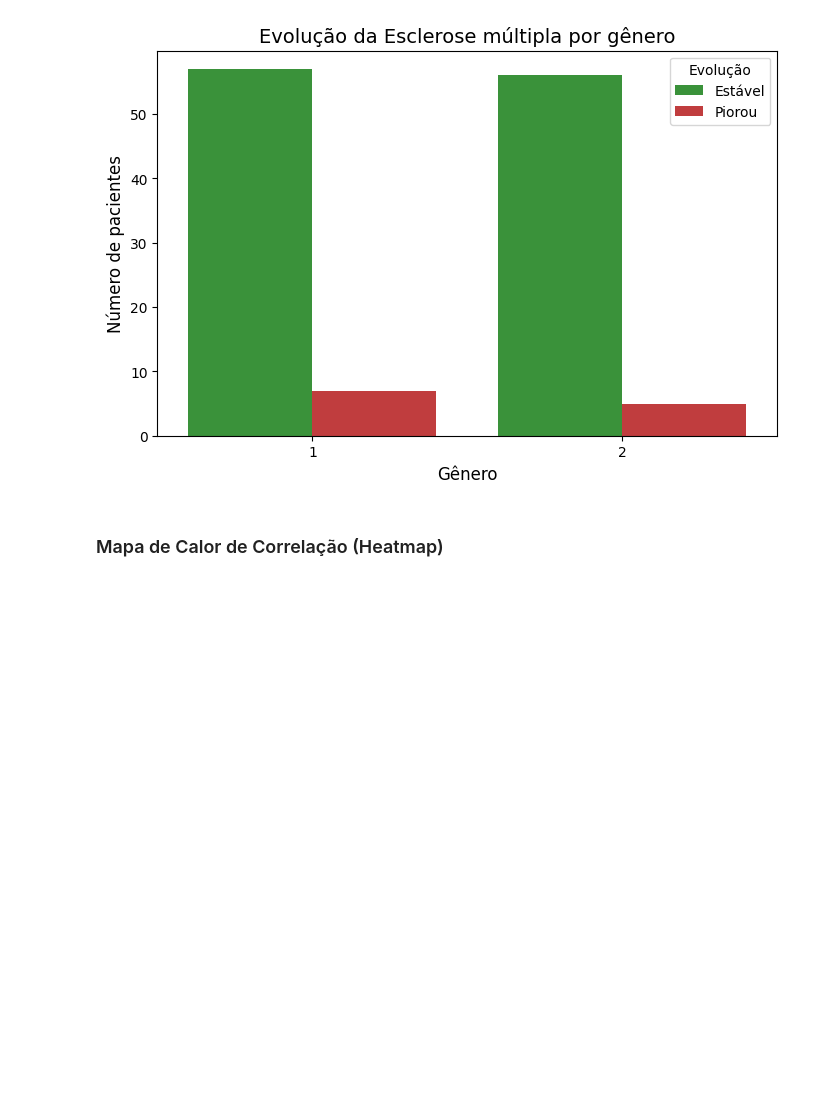
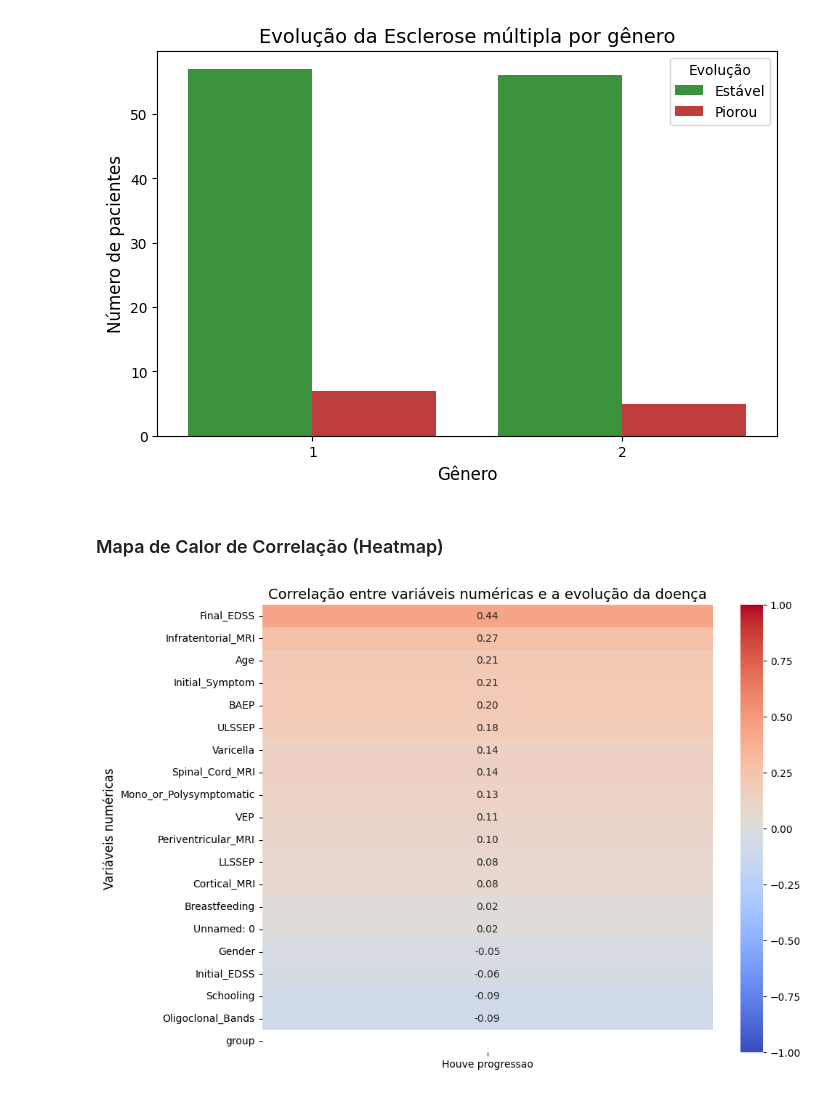
Before and after one commit to laisedosdados/Multiple-Sclerosis-Analysis, a Jupyter notebook: analise_em.ipynb, the cells around one changed output. Saved outputs shown, nothing was run; the diff lists cells and outputs as text; code cells hidden in the pictures; blank space fills up the shorter version.

Commit message:
Criando um mapa de calor para analisar a relação entre as variáveis e a progressão da doença

```diff
--- a/analise_em.ipynb
+++ b/analise_em.ipynb
@@ -90,3 +90,15 @@ Houve progressao
 # %%
 # Calculando a relação matemática entre todas as colunas numéricas e a coluna 'Houve progressao'
 correlacao = df_limpo.corr()
+# Verificando se as variáveis afetam a coluna 'Houve progressao'
+alvo_corr = correlacao[['Houve progressao']].sort_values(by='Houve progressao', ascending=False)
+# Retirando a correlação da própria coluna 'Houve progressao'
+alvo_corr = alvo_corr.drop('Houve progressao')
+# Criando o mapa de calor
+plt.figure(figsize=(10, 8))
+sns.heatmap(alvo_corr, vmin=-1, vmax=1, annot=True, cmap='coolwarm', fmt='.2f')
+plt.title('Correlação entre variáveis numéricas e a evolução da doença', fontsize=14)
+plt.ylabel('Variáveis numéricas', fontsize=12)
+plt.show()
+# %% [output]
+[figure, added]
```
